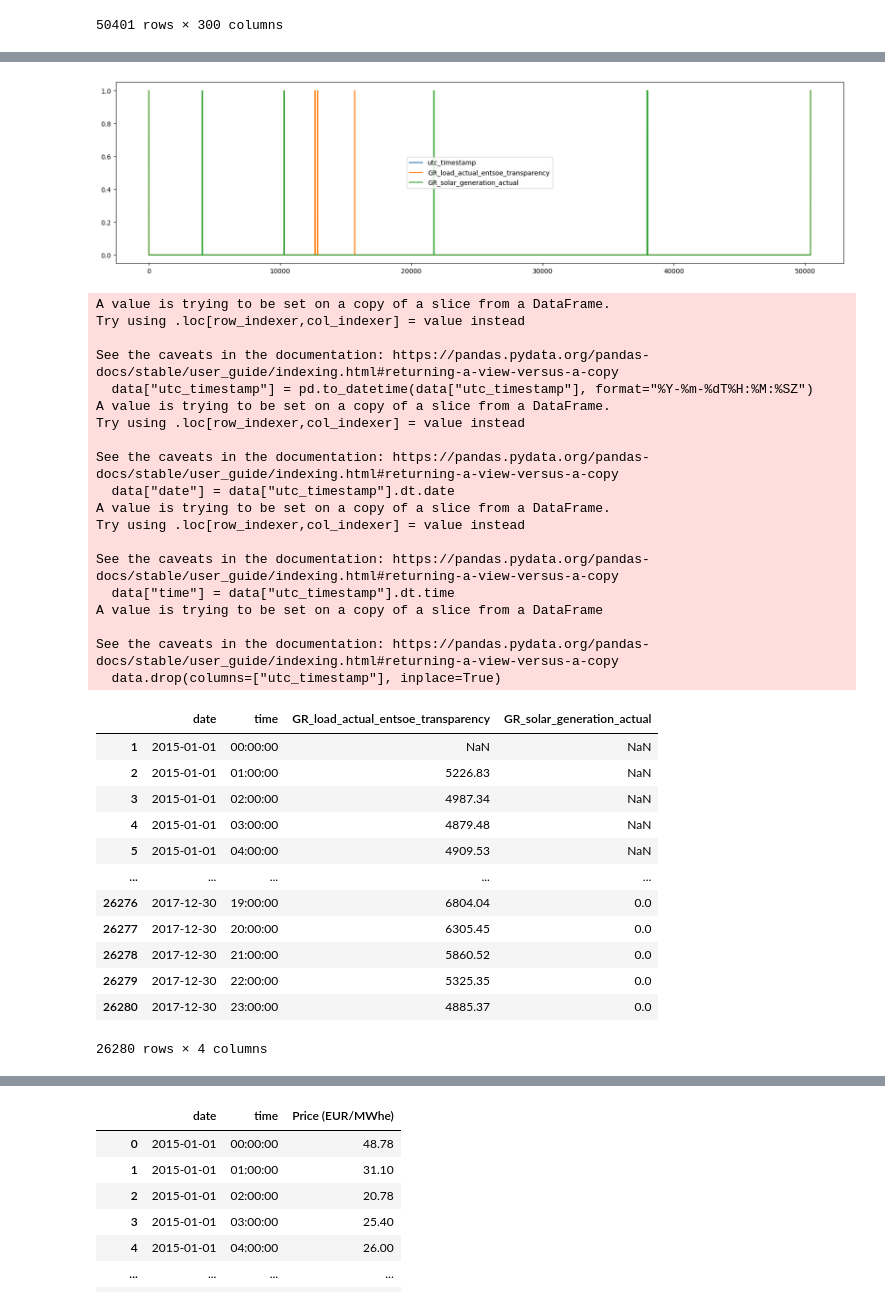
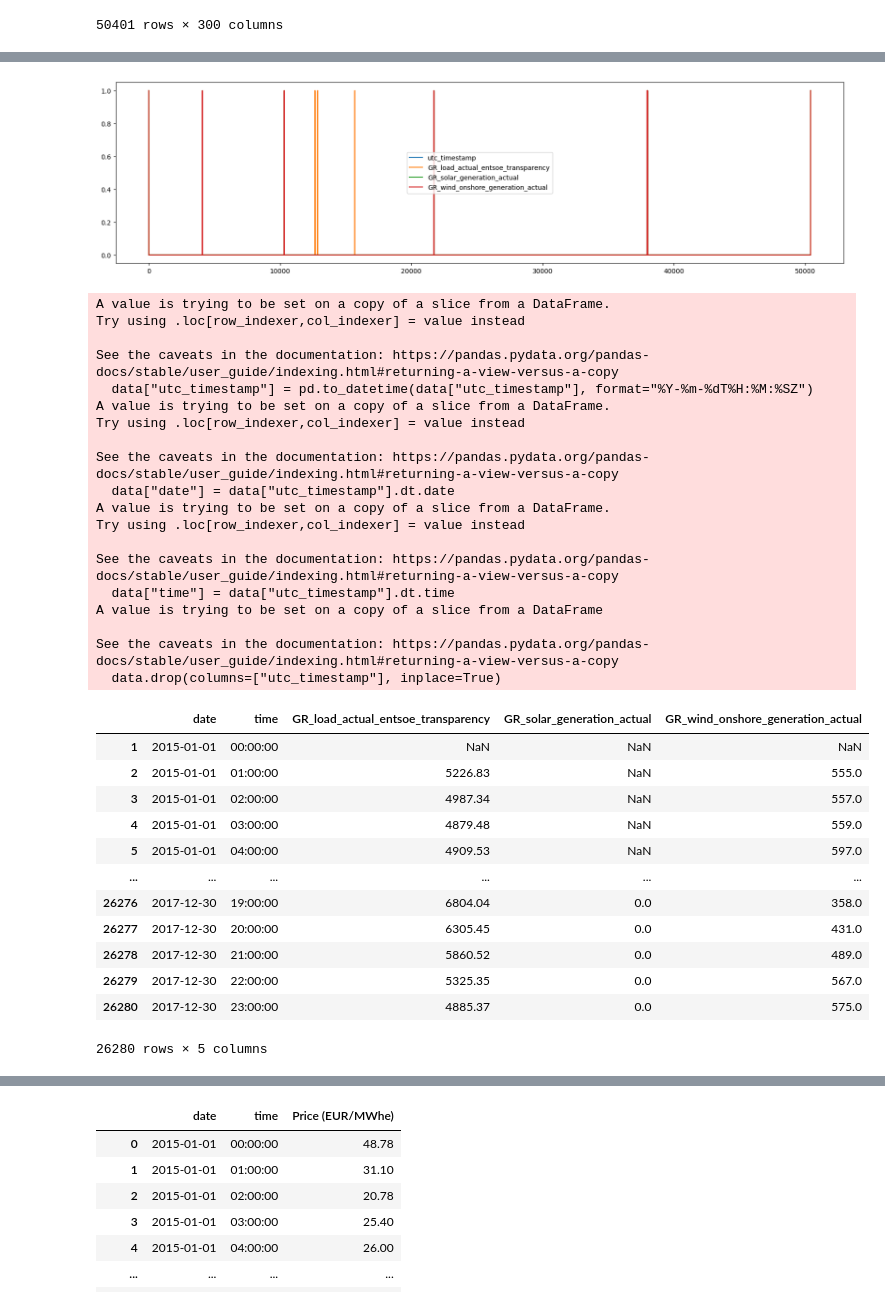
Before and after one commit to the-guti/ugrip-energy, a Jupyter notebook: building_energy_storage_simulation/data/preprocessing.ipynb, the cells around one changed output, grey strips where cells are left out. Drawn from its saved outputs; the diff is of its cells as text; code cells hidden in the pictures.

```diff
--- a/building_energy_storage_simulation/data/preprocessing.ipynb
+++ b/building_energy_storage_simulation/data/preprocessing.ipynb
@@ -20,6 +20,11 @@ data
 50401 rows × 300 columns
 # %%
 data = data.iloc[1:] # remove first row
-data = data[["utc_timestamp", "GR_load_actual_entsoe_transparency", "GR_solar_generation_actual"]]
+data = data[[
+    "utc_timestamp",
+    "GR_load_actual_entsoe_transparency",
+    "GR_solar_generation_actual",
+    "GR_wind_onshore_generation_actual",
+]]
 data
 # %% [output]
@@ -43,48 +48,53 @@ plt.plot(data.isna())
 plt.legend(data.columns)
 plt.show()
 # %% [output]
-[figure, old version]
+[figure, new version]
 # %%
 data = data.iloc[:26280]    # select the first three years (3 * 365 * 24 = 26280)
 data["utc_timestamp"] = pd.to_datetime(data["utc_timestamp"], format="%Y-%m-%dT%H:%M:%SZ")
 data["date"] = data["utc_timestamp"].dt.date
 data["time"] = data["utc_timestamp"].dt.time
 data.drop(columns=["utc_timestamp"], inplace=True)
-data = data[["date", "time", "GR_load_actual_entsoe_transparency", "GR_solar_generation_actual"]]
+data = data[[
+    "date", "time",
+    "GR_load_actual_entsoe_transparency",
+    "GR_solar_generation_actual",
+    "GR_wind_onshore_generation_actual",
+]]
 data
 # %% [output]
 A value is trying to be set on a copy of a slice from a DataFrame.
 Try using .loc[row_indexer,col_indexer] = value instead
 
 See the caveats in the documentation: https://pandas.pydata.org/pandas-docs/stable/user_guide/indexing.html#returning-a-view-versus-a-copy
   data["utc_timestamp"] = pd.to_datetime(data["utc_timestamp"], format="%Y-%m-%dT%H:%M:%SZ")
 A value is trying to be set on a copy of a slice from a DataFrame.
 Try using .loc[row_indexer,col_indexer] = value instead
 
 See the caveats in the documentation: https://pandas.pydata.org/pandas-docs/stable/user_guide/indexing.html#returning-a-view-versus-a-copy
   data["date"] = data["utc_timestamp"].dt.date
 A value is trying to be set on a copy of a slice from a DataFrame.
 Try using .loc[row_indexer,col_indexer] = value instead
 
 See the caveats in the documentation: https://pandas.pydata.org/pandas-docs/stable/user_guide/indexing.html#returning-a-view-versus-a-copy
   data["time"] = data["utc_timestamp"].dt.time
 A value is trying to be set on a copy of a slice from a DataFrame
 
 See the caveats in the documentation: https://pandas.pydata.org/pandas-docs/stable/user_guide/indexing.html#returning-a-view-versus-a-copy
   data.drop(columns=["utc_timestamp"], inplace=True)
-|  | date | time | GR_load_actual_entsoe_transparency | GR_solar_generation_actual |
-| 1 | 2015-01-01 | 00:00:00 | NaN | NaN |
-| 2 | 2015-01-01 | 01:00:00 | 5226.83 | NaN |
-| 3 | 2015-01-01 | 02:00:00 | 4987.34 | NaN |
-| 4 | 2015-01-01 | 03:00:00 | 4879.48 | NaN |
-| 5 | 2015-01-01 | 04:00:00 | 4909.53 | NaN |
-| ... | ... | ... | ... | ... |
-| 26276 | 2017-12-30 | 19:00:00 | 6804.04 | 0.0 |
-| 26277 | 2017-12-30 | 20:00:00 | 6305.45 | 0.0 |
-| 26278 | 2017-12-30 | 21:00:00 | 5860.52 | 0.0 |
-| 26279 | 2017-12-30 | 22:00:00 | 5325.35 | 0.0 |
-| 26280 | 2017-12-30 | 23:00:00 | 4885.37 | 0.0 |
+|  | date | time | GR_load_actual_entsoe_transparency | GR_solar_generation_actual | GR_wind_onshore_generation_actual |
+| 1 | 2015-01-01 | 00:00:00 | NaN | NaN | NaN |
+| 2 | 2015-01-01 | 01:00:00 | 5226.83 | NaN | 555.0 |
+| 3 | 2015-01-01 | 02:00:00 | 4987.34 | NaN | 557.0 |
+| 4 | 2015-01-01 | 03:00:00 | 4879.48 | NaN | 559.0 |
+| 5 | 2015-01-01 | 04:00:00 | 4909.53 | NaN | 597.0 |
+| ... | ... | ... | ... | ... | ... |
+| 26276 | 2017-12-30 | 19:00:00 | 6804.04 | 0.0 | 358.0 |
+| 26277 | 2017-12-30 | 20:00:00 | 6305.45 | 0.0 | 431.0 |
+| 26278 | 2017-12-30 | 21:00:00 | 5860.52 | 0.0 | 489.0 |
+| 26279 | 2017-12-30 | 22:00:00 | 5325.35 | 0.0 | 567.0 |
+| 26280 | 2017-12-30 | 23:00:00 | 4885.37 | 0.0 | 575.0 |
-26280 rows × 4 columns
+26280 rows × 5 columns
 # %%
 # calculate the mean for each time and fill nan values
 time_mean = data.drop(["date"], axis=1).groupby("time").mean()
```
Also changed, not shown: parts of 8 cells of this notebook, 2 other files.
